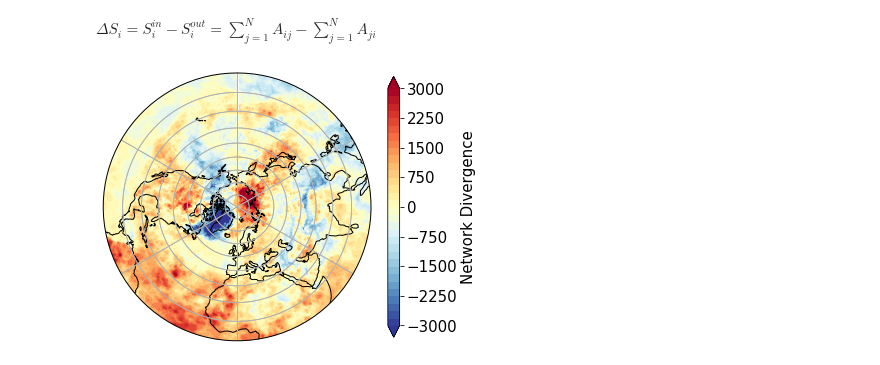
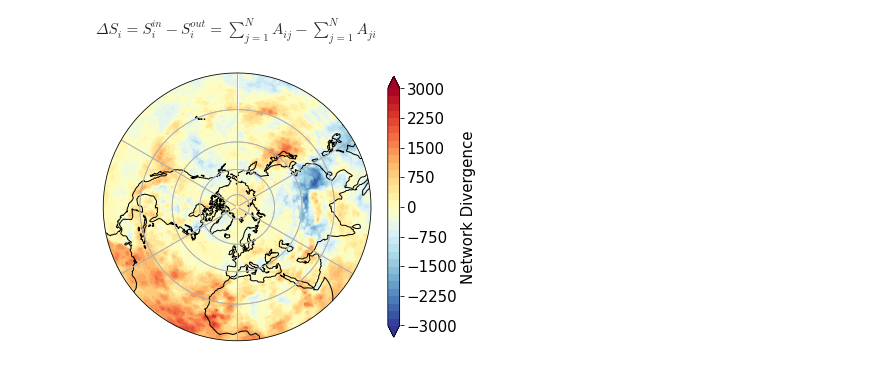
Before and after one commit to OzanSahin92/MtPlus, a Jupyter notebook: notebooks/Complex_Network_Analysis.ipynb, the cells around one changed output. Saved outputs shown, nothing was run; the diff lists cells and outputs as text; code cells hidden in the pictures.

Commit message:
new maps created for the complex network measures

```diff
--- a/notebooks/Complex_Network_Analysis.ipynb
+++ b/notebooks/Complex_Network_Analysis.ipynb
@@ -19,11 +19,11 @@ def interpolate_irregular_data(x, y, z, xi, yi):
 # %% [markdown]
 ### Configurations
 # %%
-taumax2_subseas = 1
+taumax2_subseas = 0
 
 taumax8_subseas = 0
 
-taumax16_subseas = 0
+taumax16_subseas = 1
 # %%
 perc95 = 1
 perc99 = 0
@@ -415,15 +419,3 @@ lat_lon_arr = np.array(lat_lon)
 # %% [markdown]
 #### MGD
-# %%
-filter_arr = compl_net[0].astype(np.bool_)
-
-node0 = lat_lon_arr[0]
-
-lat = lat_lon_arr[compl_net[0].astype(np.bool_)][:,0]
-
-lon = lat_lon_arr[compl_net[0].astype(np.bool_)][:,0]
-
-distance_to_links = distance_np(node0[0], node0[1], lat, lon)
-
-mgd = distance_to_links.sum()/distance_to_links.shape[0]
 # %%
@@ -433,21 +425,21 @@ mgd_out = np.zeros(25600)
 # %%
 for i in range(compl_net.shape[0]):
-    filter_arr = compl_net[i].astype(np.bool_)
+    filter_arr = compl_net[i,:].astype(np.bool_)
     filter_arr2 = compl_net[:,i].astype(np.bool_)
 
-    node = lat_lon_arr[i]
+    node = lon_lat[i]
 
     #coords of nodes that arr linked to node=lat_lon_arr[i]
     #lat, lon -> node=lat_lon_arr[i]
-    lat = lat_lon_arr[compl_net[i,:].astype(np.bool_)][:,0]
-    lon = lat_lon_arr[compl_net[i,:].astype(np.bool_)][:,1]
+    tmp_lat = lon_lat[filter_arr][:,1]
+    tmp_lon = lon_lat[filter_arr][:,0]
     #node=lat_lon_arr[i] -> lat2, lon2
-    lat2 = lat_lon_arr[compl_net[:,i].astype(np.bool_)][:,0]
-    lon2 = lat_lon_arr[compl_net[:,i].astype(np.bool_)][:,1]
+    tmp_lat2 = lon_lat[filter_arr2][:,1]
+    tmp_lon2 = lon_lat[filter_arr2][:,0]
 
     #calculating the distance in km
-    distance = distance_np(node[0], node[1], lat, lon)
-    distance2 = distance_np(node[0], node[1], lat2, lon2)
+    distance = distance_np(node[1], node[0], tmp_lat, tmp_lon)
+    distance2 = distance_np(node[1], node[0], tmp_lat2, tmp_lon2)
     distance_full = np.append(distance, distance2)
 
     #calculating the mean
@@ -510,36 +507,37 @@ hacked_proj._threshold /= 100.
 f = plt.figure(figsize=(6, 12))
 proj = hacked_proj
 
 # Compute a circle in axes coordinates, which we can use as a boundary
 # for the map. We can pan/zoom as much as we like - the boundary will be
 # permanently circular.
 theta = np.linspace(0, 2*np.pi, 100)
 center, radius = [0.5, 0.5], 0.5
 verts = np.vstack([np.sin(theta), np.cos(theta)]).T
 circle = mpath.Path(verts * radius + center)
 
 ax = plt.axes(projection=proj)
 ax.coastlines()
 ax.set_global()
 
 gl = ax.gridlines(draw_labels=False, xlocs=None, ylocs=None)  #to have smoother gridlines/latitude-lines
 gl.n_steps = 90
 
 #ax.set_title('Network Divergence', fontsize=16)
 ax.gridlines()
-ax.set_extent([-180, 180, 90, 1], ccrs.PlateCarree())
+ax.set_extent([-180, 180, 90, 2], ccrs.PlateCarree())
 ax.set_boundary(circle, transform=ax.transAxes)
 
-net_div_map = ax.contourf(lon_unreduced, lat_unreduced, network_divergence_interp, levels=20, cmap=plt.cm.RdYlBu_r, extend='both', transform=ccrs.PlateCarree())
+clevs = np.linspace(-3000,3000,33).tolist()
+net_div_map = ax.contourf(lon_unreduced, lat_unreduced, network_divergence_interp, levels=clevs, cmap=plt.cm.RdYlBu_r, extend='both', transform=ccrs.PlateCarree())
 
 cmap = plt.colorbar(net_div_map, ax=ax, shrink=0.4)
 cmap.set_label('Network Divergence',size=15)
 cmap.ax.tick_params(labelsize=15)
 
 plt.show()
 f.savefig(file_path + 'network_divergence_taumax' + str(taumax) + '_' + perc + '_' + surr + '.png', bbox_inches='tight', dpi=f.dpi)
 # %% [output]
-[figure, old version]
+[figure, new version]
 # %%
 # positive values indicate sinks of the directed newtwork and negative values indicate sources
 # sinks in the context of extreme low slp are regions, where synchronized extreme low slp occurs within taumax days after it occured in several other regions
```
Also changed, not shown: parts of 13 cells of this notebook, 20 other files.
